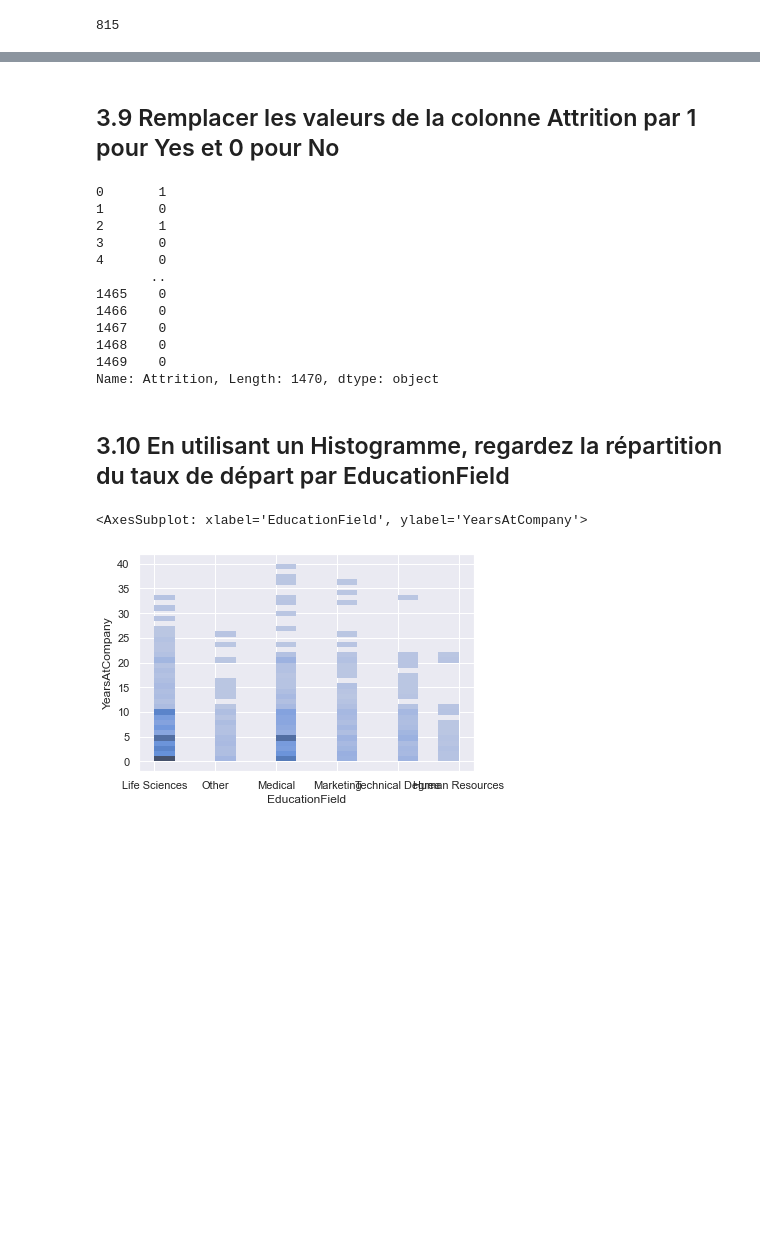
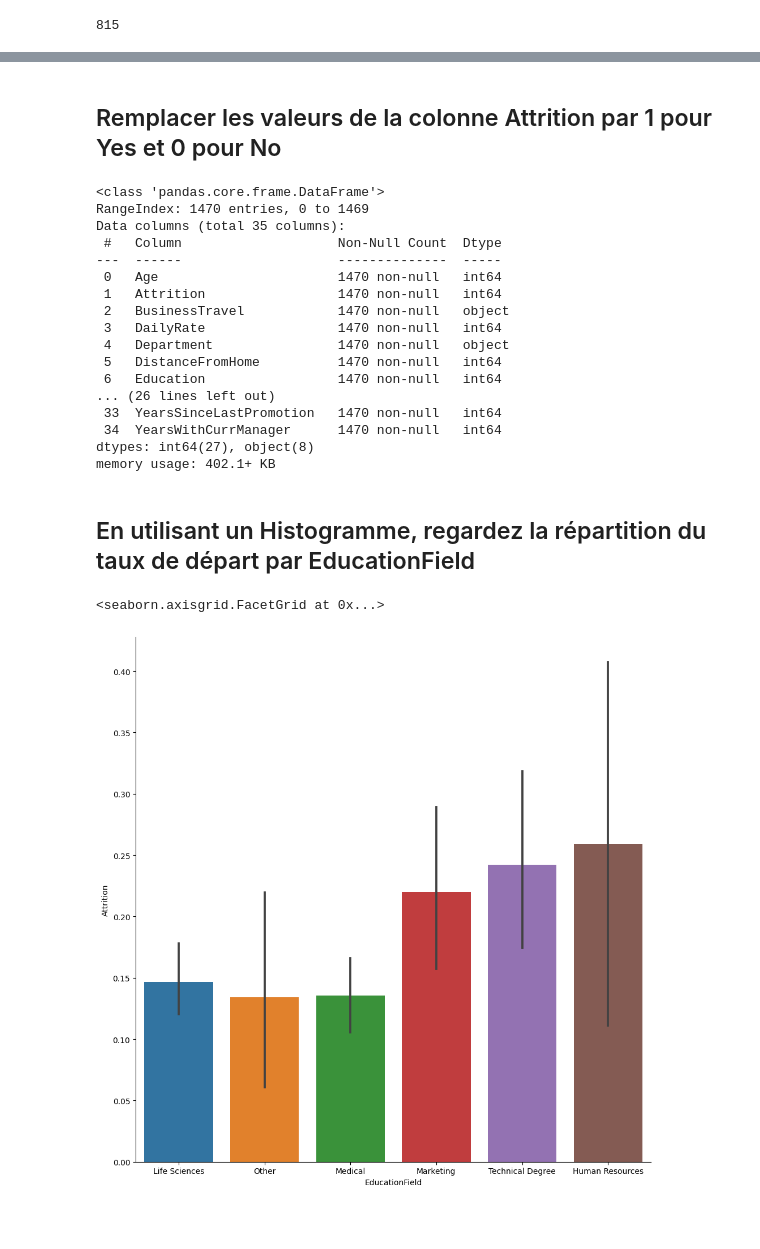
Before and after one commit to Argus416/h3hitema, a Jupyter notebook: Python/Analyse de données /Data Visualisation Statistiques.ipynb, the cells around one changed output, grey strips where cells are left out. Drawn from its saved outputs; the diff is of its cells as text; code cells hidden in the pictures; blank space fills up the shorter version.

```diff
--- a/Python/Analyse de données /Data Visualisation Statistiques.ipynb
+++ b/Python/Analyse de données /Data Visualisation Statistiques.ipynb
@@ -260,30 +264,34 @@ filtererVarAbarr.TotalWorkingYears.sum()
 # %% [markdown]
-## 3.9 Remplacer les valeurs de la colonne Attrition par 1 pour Yes et 0 pour No
+## Remplacer les valeurs de la colonne Attrition par 1 pour Yes et 0 pour No
 # %%
-df.Attrition = df.Attrition.str.replace('Yes', '1', regex=True)
-df.Attrition = df.Attrition.str.replace('No', '0', regex=True)
+df.Attrition = df.Attrition.replace(to_replace = ["Yes", "No"], value=[1,0])
 
-df.Attrition
+df.info()
 # %% [output]
-0       1
-1       0
-2       1
-3       0
-4       0
-       ..
-1465    0
-1466    0
-1467    0
-1468    0
-1469    0
-Name: Attrition, Length: 1470, dtype: object
+<class 'pandas.core.frame.DataFrame'>
+RangeIndex: 1470 entries, 0 to 1469
+Data columns (total 35 columns):
+ #   Column                    Non-Null Count  Dtype
+---  ------                    --------------  -----
+ 0   Age                       1470 non-null   int64
+ 1   Attrition                 1470 non-null   int64
+ 2   BusinessTravel            1470 non-null   object
+ 3   DailyRate                 1470 non-null   int64
+ 4   Department                1470 non-null   object
+ 5   DistanceFromHome          1470 non-null   int64
+ 6   Education                 1470 non-null   int64
+... (26 lines left out)
+ 33  YearsSinceLastPromotion   1470 non-null   int64
+ 34  YearsWithCurrManager      1470 non-null   int64
+dtypes: int64(27), object(8)
+memory usage: 402.1+ KB
 # %% [markdown]
-## 3.10 En utilisant un Histogramme, regardez la répartition du taux de départ par EducationField
+##  En utilisant un Histogramme, regardez la répartition du taux de départ par EducationField
 # %%
-sns.histplot(data=df, x="EducationField", y="YearsAtCompany", discrete=False)
+sns.catplot(x="EducationField", y="Attrition", data= df, kind="bar", height=10)
 # %% [output]
-<AxesSubplot: xlabel='EducationField', ylabel='YearsAtCompany'>
+<seaborn.axisgrid.FacetGrid at 0x...>
-[figure, old version]
+[figure, new version]
 # %% [markdown]
 <br>
 # %% [markdown]
```
Also changed, not shown: parts of 46 cells of this notebook, 2 other files.
